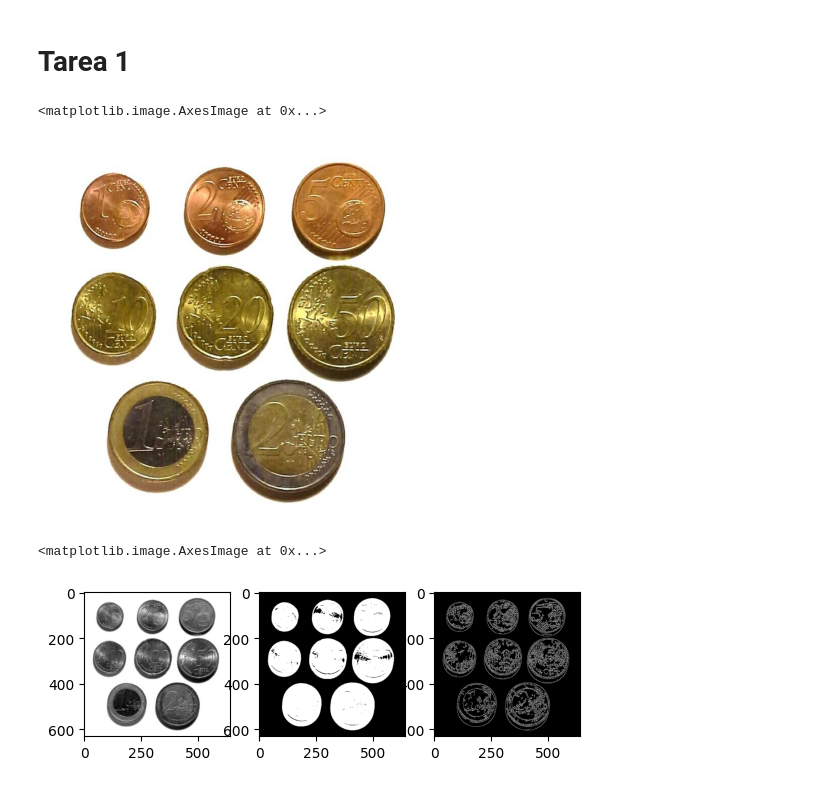
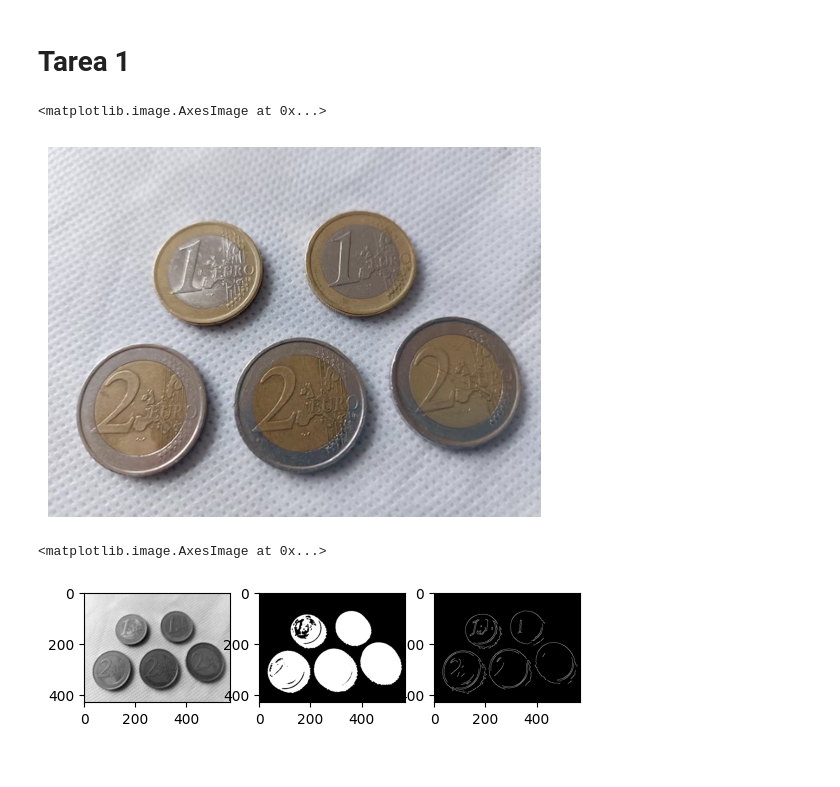
Before and after one commit to Javier-Castilla/VC-P3, a Jupyter notebook: Practica3.ipynb, the cells around one changed output. Cells and saved outputs as stored; diff of their text form; code cells hidden in the pictures.

```diff
--- a/Practica3.ipynb
+++ b/Practica3.ipynb
@@ -7,20 +7,21 @@ import matplotlib.pyplot as plt
 # %% [markdown]
 # Tarea 1
 # %%
-image = cv2.imread("imgs/coins_with_shadow.jpg", cv2.IMREAD_COLOR_RGB)
+image = cv2.imread("imgs/coins_v2.jpg", cv2.IMREAD_COLOR_RGB)
 
 plt.axis('off')
 plt.imshow(image, cmap='gray')
 # %% [output]
 <matplotlib.image.AxesImage at 0x...>
-[figure, old version]
+[figure, new version]
 # %%
 image_gray = cv2.cvtColor(image, cv2.COLOR_RGB2GRAY)
-image_gray = cv2.GaussianBlur(image_gray, (5, 5), 0)
+image_gray = cv2.GaussianBlur(image_gray, (5, 5), 2)
 
-canny = cv2.Canny(image, 50, 150)
+canny = cv2.Canny(image_gray, 50, 125)
 
 _, threshold_image = cv2.threshold(image_gray, 0, 255, cv2.THRESH_BINARY_INV + cv2.THRESH_OTSU)
+
 
 plt.figure()
 plt.subplot(1, 3, 1)
@@ -33,4 +34,4 @@ plt.subplot(1, 3, 3)
 plt.imshow(canny, cmap='gray')
 # %% [output]
 <matplotlib.image.AxesImage at 0x...>
-[figure, old version]
+[figure, new version]
```
Also changed, not shown: parts of 6 cells of this notebook, 3 other files.
